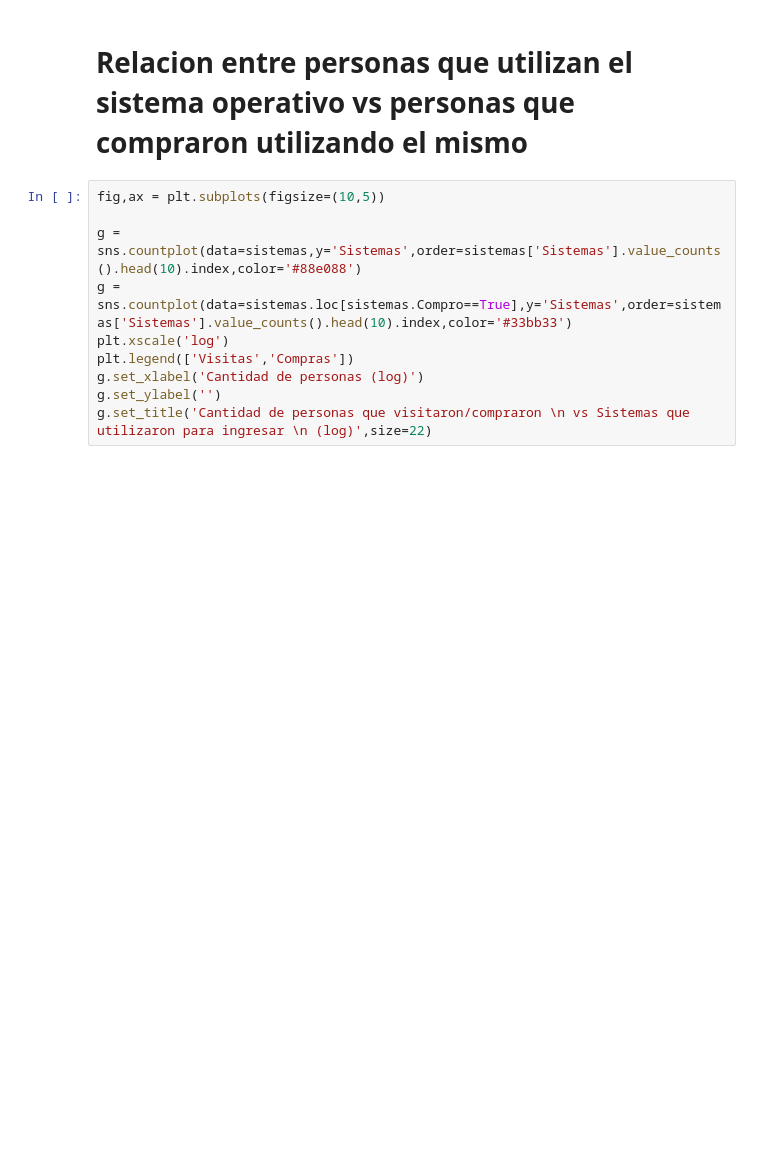
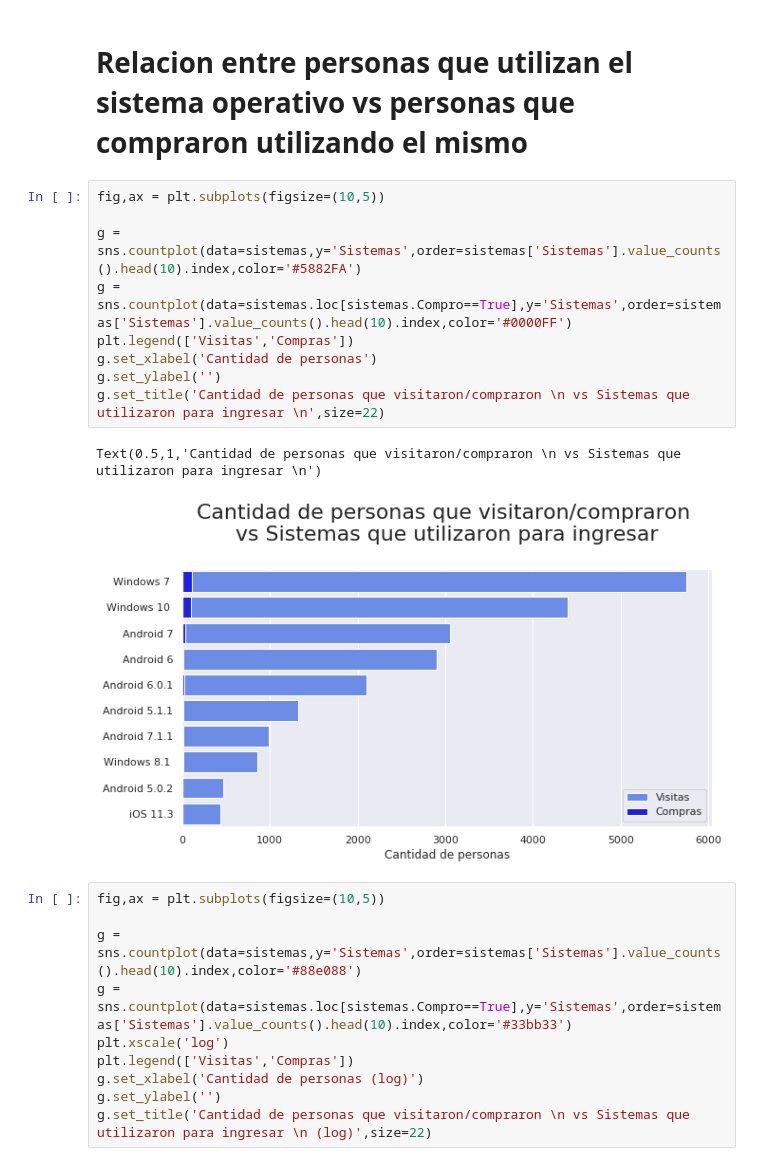
Before and after one commit to javier2409/TP1Datos2C2018, a Jupyter notebook: sistema_operativo.ipynb, the cells around one changed output. Drawn from its saved outputs; the diff is of its cells as text; blank space fills up the shorter version.

```diff
--- a/sistema_operativo.ipynb
+++ b/sistema_operativo.ipynb
@@ -148,6 +149,18 @@ sistemas.head()
 | 4 | 0019c395 | Android 6 | False |
 # %% [markdown]
 # Relacion entre personas que utilizan el sistema operativo vs personas que compraron utilizando el mismo
+# %%
+fig,ax = plt.subplots(figsize=(10,5))
+
+g = sns.countplot(data=sistemas,y='Sistemas',order=sistemas['Sistemas'].value_counts().head(10).index,color='#5882FA')
+g = sns.countplot(data=sistemas.loc[sistemas.Compro==True],y='Sistemas',order=sistemas['Sistemas'].value_counts().head(10).index,color='#0000FF')
+plt.legend(['Visitas','Compras'])
+g.set_xlabel('Cantidad de personas')
+g.set_ylabel('')
+g.set_title('Cantidad de personas que visitaron/compraron \n vs Sistemas que utilizaron para ingresar \n',size=22)
+# %% [output]
+Text(0.5,1,'Cantidad de personas que visitaron/compraron \n vs Sistemas que utilizaron para ingresar \n')
+[figure, added]
 # %%
 fig,ax = plt.subplots(figsize=(10,5))
 
```
Also changed, not shown: parts of 3 cells of this notebook, 5 other files.
